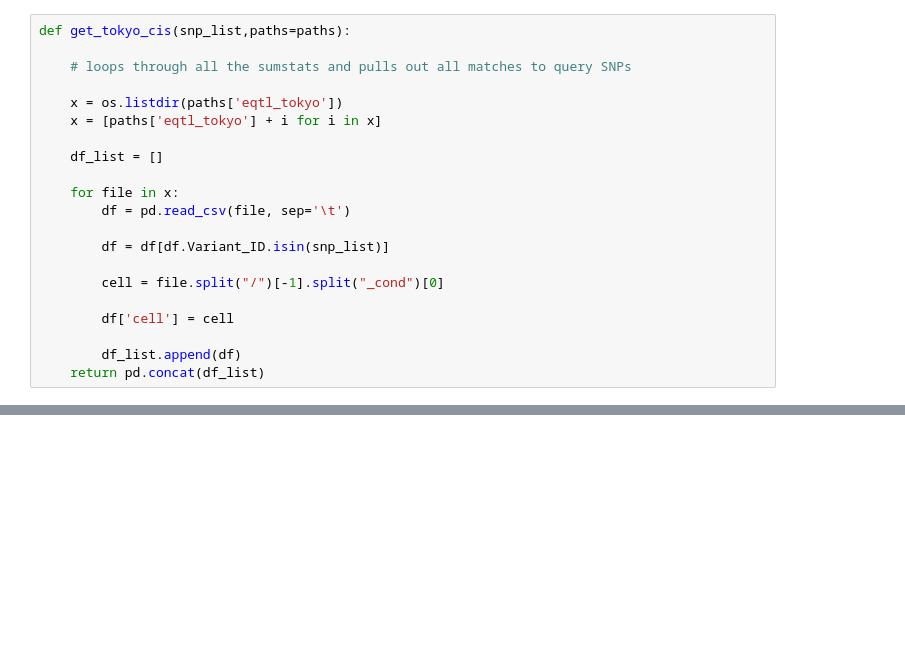
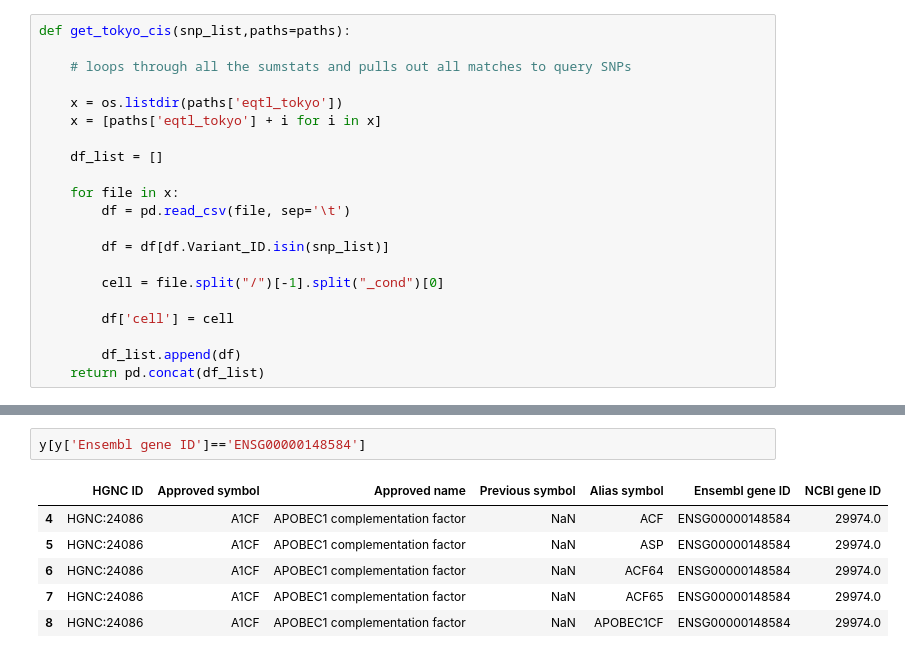
Before and after one commit to zainomarali/ImmuneGWAS, a Jupyter notebook: prototyping/Scratch.ipynb, the cells around one changed output, grey strips where cells are left out. Saved outputs shown, nothing was run; the diff lists cells and outputs as text; blank space fills up the shorter version.

```diff
--- a/prototyping/Scratch.ipynb
+++ b/prototyping/Scratch.ipynb
@@ -53,0 +240,9 @@ def get_tokyo_cis(snp_list,paths=paths):
+# %%
+y[y['Ensembl gene ID']=='ENSG00000148584']
+# %% [output]
+|  | HGNC ID | Approved symbol | Approved name | Previous symbol | Alias symbol | Ensembl gene ID | NCBI gene ID |
+| 4 | HGNC:24086 | A1CF | APOBEC1 complementation factor | NaN | ACF | ENSG00000148584 | 29974.0 |
+| 5 | HGNC:24086 | A1CF | APOBEC1 complementation factor | NaN | ASP | ENSG00000148584 | 29974.0 |
+| 6 | HGNC:24086 | A1CF | APOBEC1 complementation factor | NaN | ACF64 | ENSG00000148584 | 29974.0 |
+| 7 | HGNC:24086 | A1CF | APOBEC1 complementation factor | NaN | ACF65 | ENSG00000148584 | 29974.0 |
+| 8 | HGNC:24086 | A1CF | APOBEC1 complementation factor | NaN | APOBEC1CF | ENSG00000148584 | 29974.0 |
```
Also changed, not shown: parts of 11 cells of this notebook, 1 other file.
